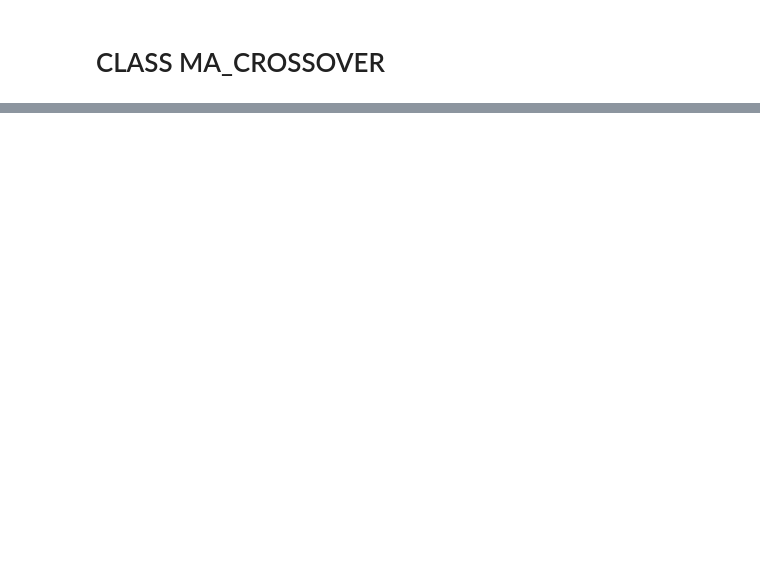
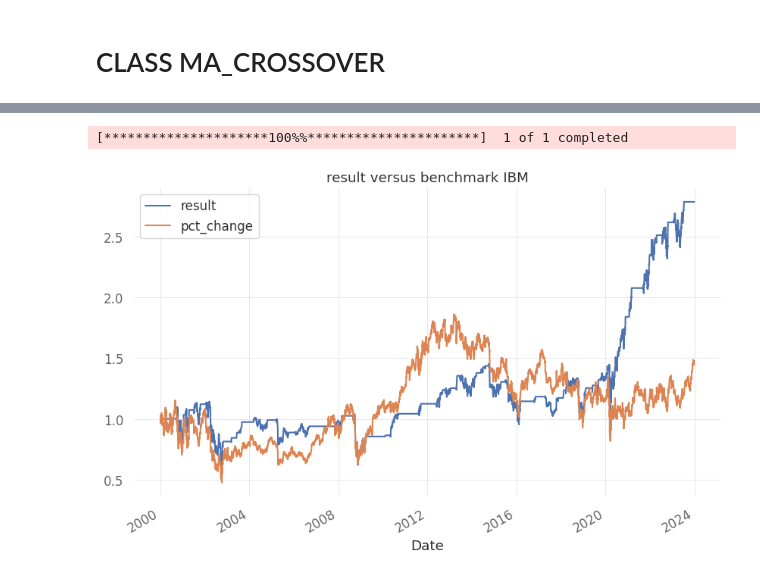
Before and after one commit to QuantWouter/CLASS_MA_CROSSOVER, a Jupyter notebook: CLASS_MA_CROSSOVER.ipynb, the cells around one changed output, grey strips where cells are left out. Saved outputs shown, nothing was run; the diff lists cells and outputs as text; code cells hidden in the pictures; blank space fills up the shorter version.

```diff
--- a/CLASS_MA_CROSSOVER.ipynb
+++ b/CLASS_MA_CROSSOVER.ipynb
@@ -33,3 +58,9 @@ class MaCrossover:
     self.df['result'] = self.df['pct_change'] * self.df['signal']
 
     self.df[['result', 'pct_change']].add(1).cumprod().plot(title=(f"result versus benchmark {self.ticker}"))
+# %%
+# Instantiate an Object
+ibm_2000_2024_150 = MaCrossover("IBM",'2000-1-1','2024-1-1', 150)
+# %% [output]
+[*********************100%%**********************]  1 of 1 completed
+[figure, added]
```
Also changed, not shown: parts of 2 cells of this notebook.
